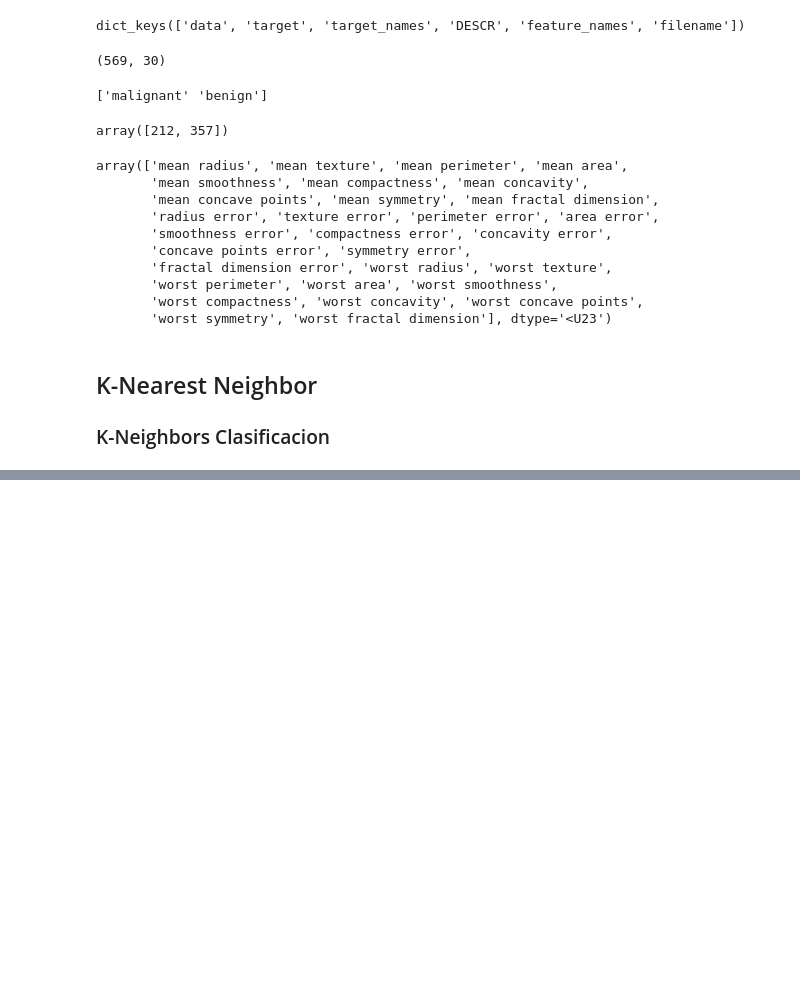
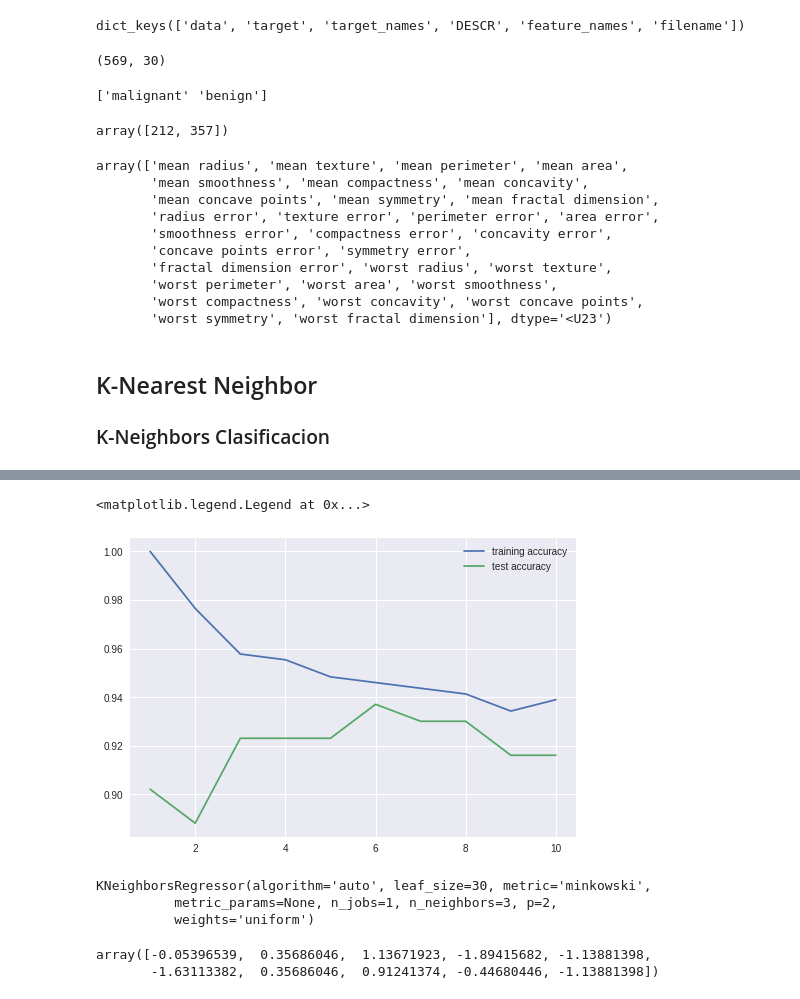
Before and after one commit to igrosny/libros, a Jupyter notebook: IMLP/Capitulo_2_Aprendizaje_automatico.ipynb, the cells around one changed output, grey strips where cells are left out. Saved outputs shown, nothing was run; the diff lists cells and outputs as text; code cells hidden in the pictures; blank space fills up the shorter version.

```diff
--- a/IMLP/Capitulo_2_Aprendizaje_automatico.ipynb
+++ b/IMLP/Capitulo_2_Aprendizaje_automatico.ipynb
@@ -75,0 +102,56 @@ clf = KNeighborsClassifier(n_neighbors=3)
+# %%
+from sklearn.datasets import load_breast_cancer
+
+cancer = load_breast_cancer()
+X_train, X_test, y_train, y_test = train_test_split(
+cancer.data, cancer.target, stratify=cancer.target, random_state=66)
+
+training_accuracy = []
+test_accuracy = []
+
+# Prueba n vecinos de 1 a 10
+neighbors_settings = range(1, 11)
+
+for n_neighbors in neighbors_settings:
+  #build the model
+  clf = KNeighborsClassifier(n_neighbors=n_neighbors)
+  clf.fit(X_train, y_train)
+  # guarda la precision del entrenamiento
+  training_accuracy.append(clf.score(X_train, y_train))
+  #guarda la precision de la generalizacion
+  test_accuracy.append(clf.score(X_test, y_test))
+
+plt.plot(neighbors_settings, training_accuracy, label="training accuracy")
+plt.plot(neighbors_settings, test_accuracy, label="test accuracy")
+plt.legend()
+# %% [output]
+<matplotlib.legend.Legend at 0x...>
+[figure, added]
+# %%
+# Regresion K-Neighbors
+
+from sklearn.neighbors import KNeighborsRegressor
+
+X, y = mglearn.datasets.make_wave(n_samples=40)
+
+# dividimos el set en entrenamiento y test
+X_train, X_test, y_train, y_test = train_test_split(X, y, random_state=0)
+
+# Inicializamos el model con n=3
+reg = KNeighborsRegressor(n_neighbors=3)
+
+# Entrenar el modelo
+reg.fit(X_train, y_train)
+
+KNeighborsRegressor(algorithm='auto', leaf_size=30, metric='minkowski',
+                   metric_params=None, n_jobs=1, n_neighbors=3, p=2,
+                   weights='uniform')
+# %% [output]
+KNeighborsRegressor(algorithm='auto', leaf_size=30, metric='minkowski',
+          metric_params=None, n_jobs=1, n_neighbors=3, p=2,
+          weights='uniform')
+# %%
+reg.predict(X_test)
+# %% [output]
+array([-0.05396539,  0.35686046,  1.13671923, -1.89415682, -1.13881398,
+       -1.63113382,  0.35686046,  0.91241374, -0.44680446, -1.13881398])
```
Also changed, not shown: parts of 4 cells of this notebook.
